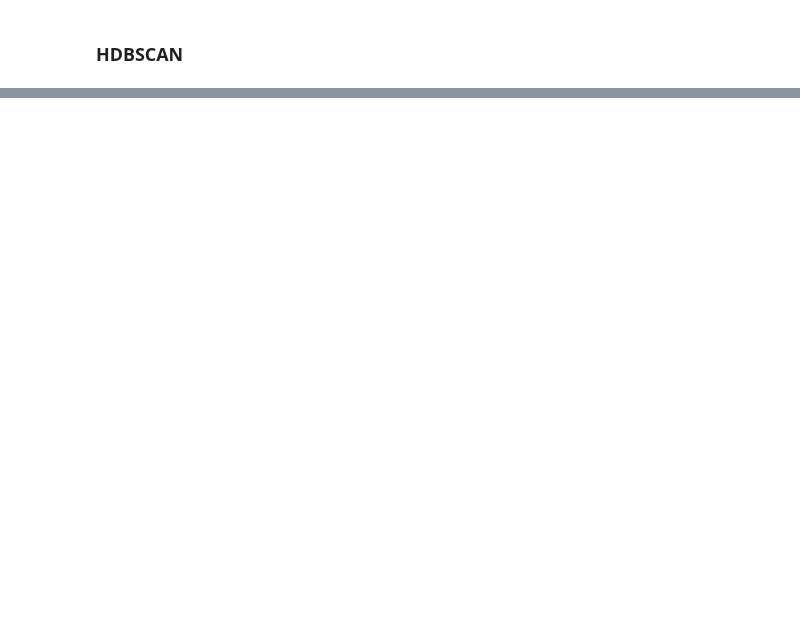
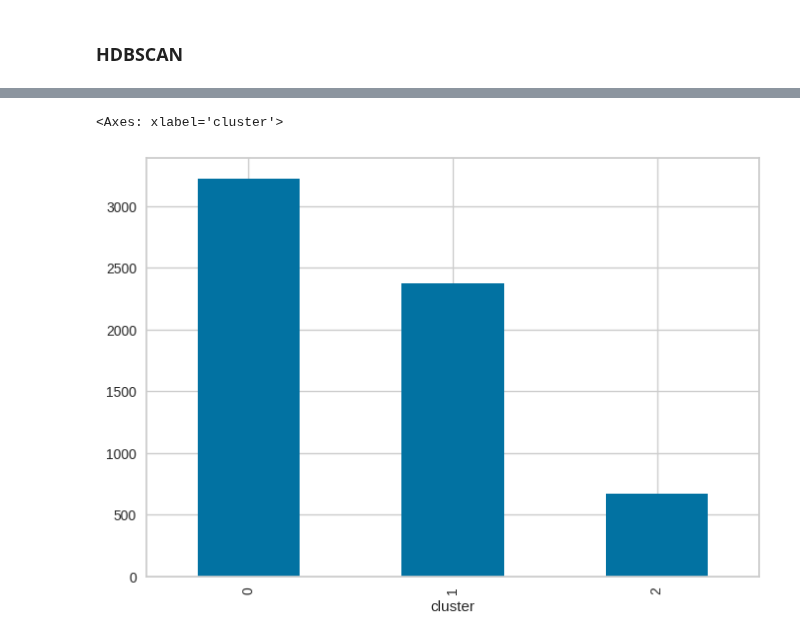
Before and after one commit to alejo-cuello/bootcamp-ds-mlops, a Jupyter notebook: 06-clustering/clustering.ipynb, the cells around one changed output, grey strips where cells are left out. Drawn from its saved outputs; the diff is of its cells as text; code cells hidden in the pictures; blank space fills up the shorter version.

```diff
--- a/06-clustering/clustering.ipynb
+++ b/06-clustering/clustering.ipynb
@@ -111,0 +204,7 @@ pd.DataFrame(x_data_norm).describe()
+# %%
+cluster_var = 'cluster' # definan nombre de var de clustering
+x_data_cl2 = data.copy() # hagan copia de los datos de TR para no perderlos antes de normalizar
+x_data_cl2[cluster_var] = cl_model.predict(x_data_norm) # ojo aca! el predict es de los datos normalizados
+# %%
+x_data_cl2.cluster = x_data_cl2.cluster.astype(str)
+x_data_cl2.head()
@@ -113,0 +300,5 @@ pd.DataFrame(x_data_norm).describe()
+# %%
+x_data_cl2.cluster.value_counts().sort_index().plot.bar()
+# %% [output]
+<Axes: xlabel='cluster'>
+[figure, added]
```
Also changed, not shown: parts of 41 cells of this notebook.
